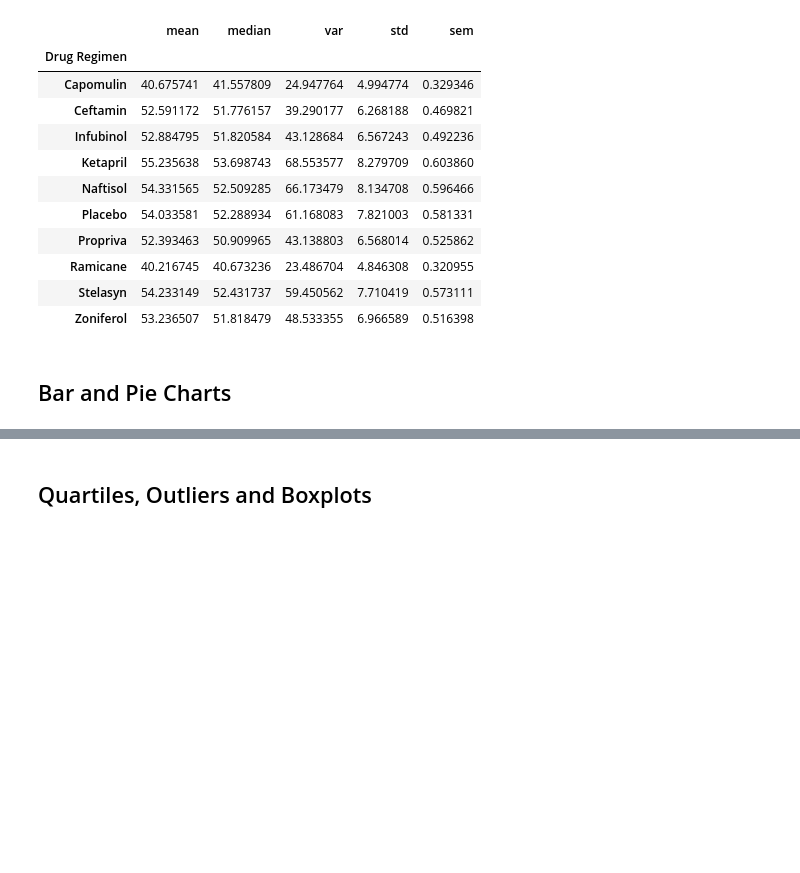
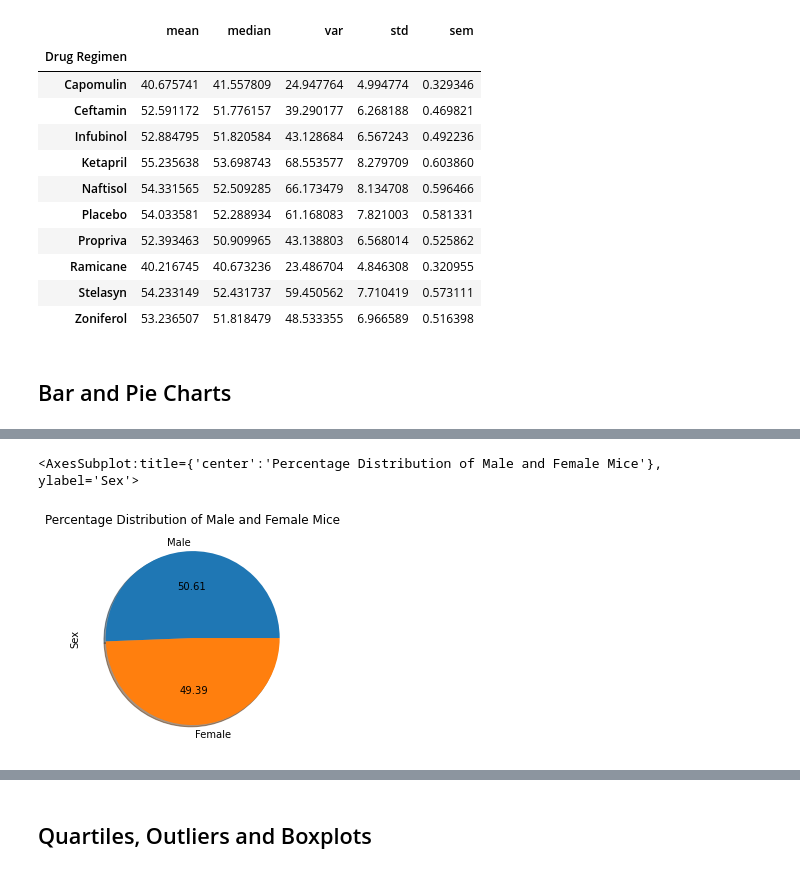
Before and after one commit to aarvinrathod/matplotlib-challenge, a Jupyter notebook: Pymaceuticals/pymaceuticals_starter.ipynb, the cells around one changed output, grey strips where cells are left out. Cells and saved outputs as stored; diff of their text form; code cells hidden in the pictures; blank space fills up the shorter version.

```diff
--- a/Pymaceuticals/pymaceuticals_starter.ipynb
+++ b/Pymaceuticals/pymaceuticals_starter.ipynb
@@ -138,4 +158,9 @@ group_df['Tumor Volume (mm3)'].agg(['mean','median','var','std','sem'])
 # %%
 # Generate a pie plot showing the distribution of female versus male mice using Pandas
+pieplot = df['Sex'].value_counts()
+pieplot.plot(kind='pie',autopct='%.2f', shadow=True, title='Percentage Distribution of Male and Female Mice')
+# %% [output]
+<AxesSubplot:title={'center':'Percentage Distribution of Male and Female Mice'}, ylabel='Sex'>
+[figure, added]
 # %%
 # Generate a pie plot showing the distribution of female versus male mice using pyplot
```
Also changed, not shown: parts of 4 cells of this notebook.
